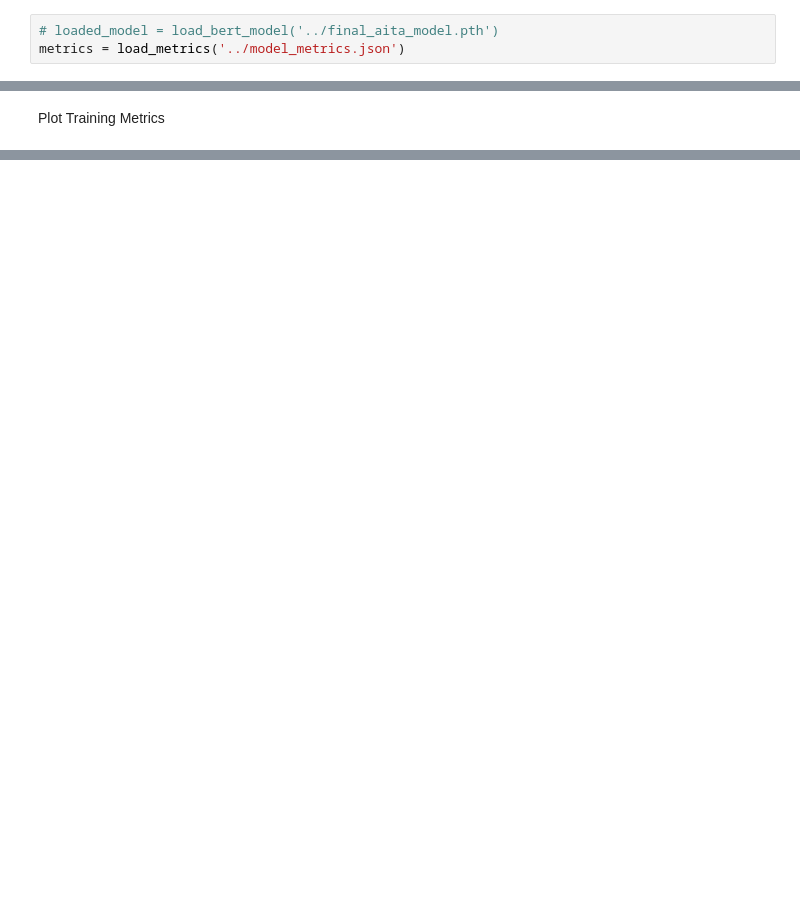
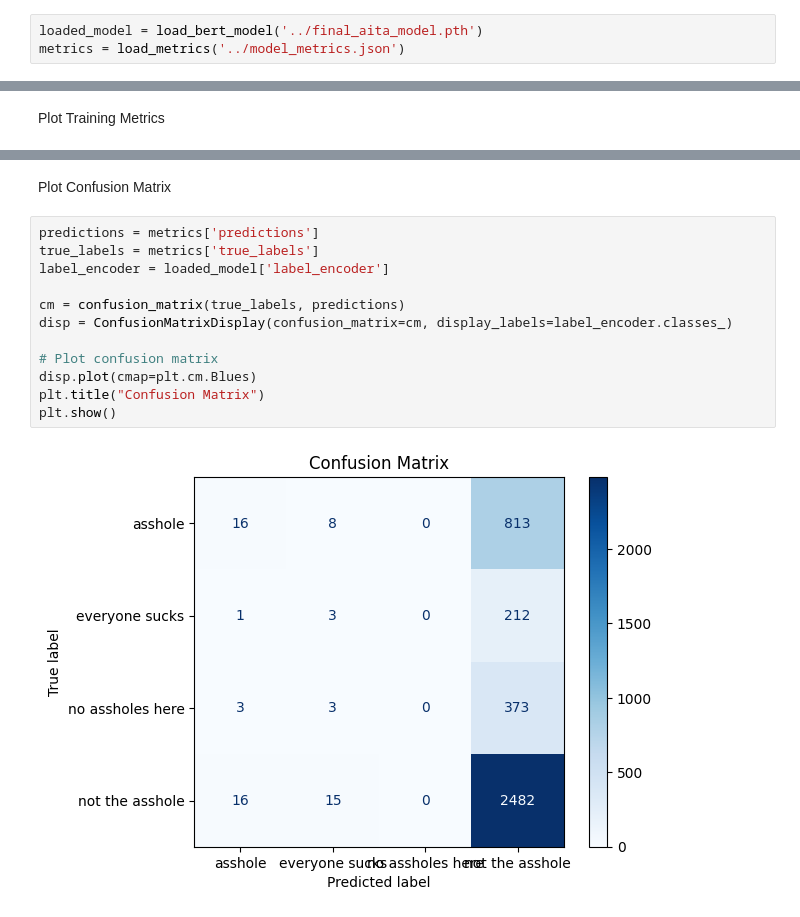
Before and after one commit to yashc73080/RUControversial, a Jupyter notebook: Notebooks/visualize_BERT.ipynb, the cells around one changed output, grey strips where cells are left out. Drawn from its saved outputs; the diff is of its cells as text; blank space fills up the shorter version.

Commit message:
Final model code

```diff
--- a/Notebooks/visualize_BERT.ipynb
+++ b/Notebooks/visualize_BERT.ipynb
@@ -12,5 +13,5 @@ df = get_df()
 # %% [output]
 Connection successful!
 # %%
-# loaded_model = load_bert_model('../final_aita_model.pth')
+loaded_model = load_bert_model('../final_aita_model.pth')
 metrics = load_metrics('../model_metrics.json')
@@ -74,0 +78,16 @@ plt.show()
+# %% [markdown]
+Plot Confusion Matrix
+# %%
+predictions = metrics['predictions']
+true_labels = metrics['true_labels']
+label_encoder = loaded_model['label_encoder']
+
+cm = confusion_matrix(true_labels, predictions)
+disp = ConfusionMatrixDisplay(confusion_matrix=cm, display_labels=label_encoder.classes_)
+
+# Plot confusion matrix
+disp.plot(cmap=plt.cm.Blues)
+plt.title("Confusion Matrix")
+plt.show()
+# %% [output]
+[figure, added]
```
Also changed, not shown: parts of 4 cells of this notebook, 6 other files.
